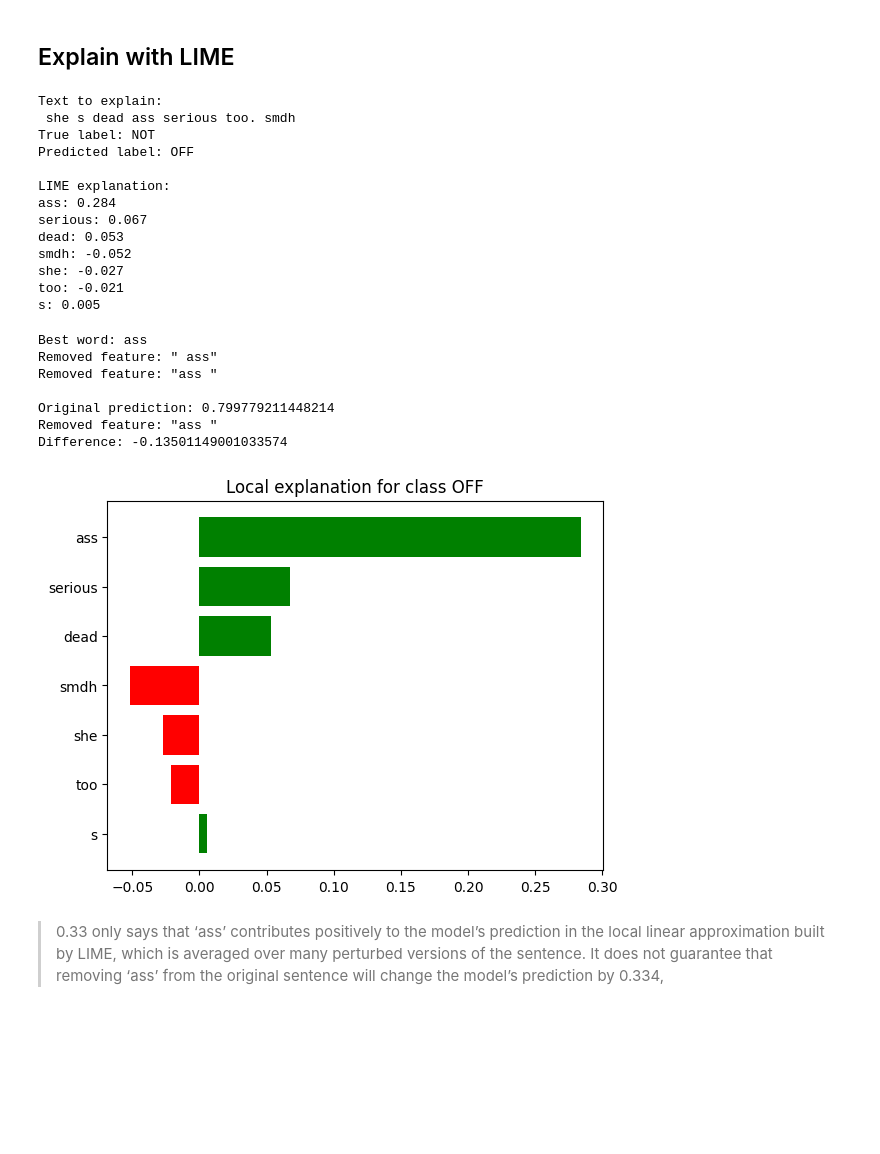
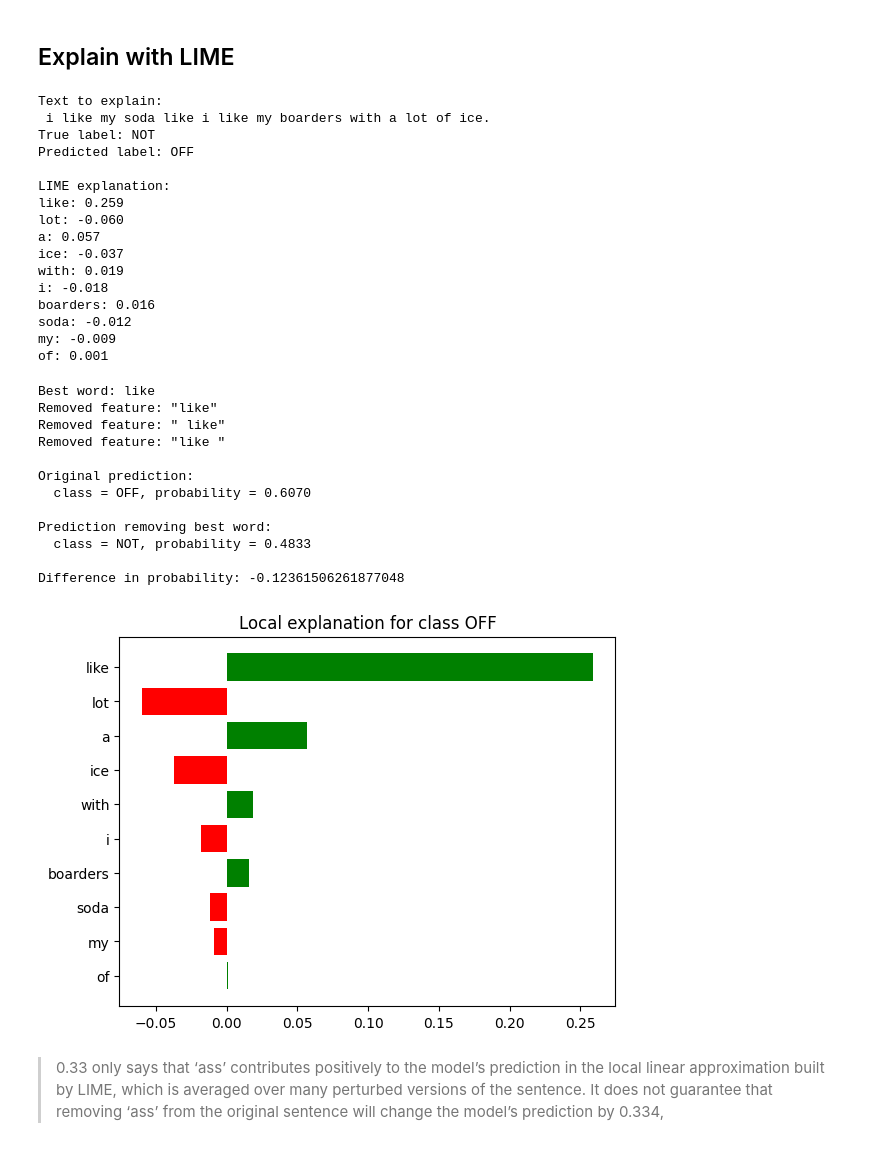
Before and after one commit to DSegoist/AI_IN_SOCIETY, a Jupyter notebook: Week_1_Assignment/Assignment/Civility in Communication.ipynb, the cells around one changed output. Drawn from its saved outputs; the diff is of its cells as text; code cells hidden in the pictures; blank space fills up the shorter version.

```diff
--- a/Week_1_Assignment/Assignment/Civility in Communication.ipynb
+++ b/Week_1_Assignment/Assignment/Civility in Communication.ipynb
@@ -151,8 +151,8 @@ def predict_proba_lime(texts):
 class_names = model.classes_
 explainer = LimeTextExplainer(class_names=class_names)
 # i = 14 like
-# i = random.choice(np.where(y_dev != y_dev_pred)[0])
-i = 1292
+i = random.choice(np.where(y_dev != y_dev_pred)[0])
+# i = 1292
 
 text_instance = x_dev.iloc[i]
 print('Text to explain:\n', text_instance)
@@ -172,53 +172,72 @@ for feature, weight in exp.as_list():
     print(f"{feature}: {weight:.3f}")
 # %% [output]
 Text to explain:
- she s dead ass serious too. smdh
+ i like my soda like i like my boarders with a lot of ice.
 True label: NOT
 Predicted label: OFF
 
 LIME explanation:
-ass: 0.284
-serious: 0.067
-dead: 0.053
-smdh: -0.052
-she: -0.027
-too: -0.021
-s: 0.005
+like: 0.259
+lot: -0.060
+a: 0.057
+ice: -0.037
+with: 0.019
+i: -0.018
+boarders: 0.016
+soda: -0.012
+my: -0.009
+of: 0.001
 # %%
 feature_weights = exp.as_list()
 feature_weights = sorted(feature_weights, key=lambda x: abs(x[1]), reverse=True)
 
 best_word = feature_weights[0][0].lower()
 print(f"Best word: {best_word}")
 
 tmp = vectorizer.transform([text_instance]).copy()
 
 variants = [
     best_word,
     f" {best_word}",
     f"{best_word} "
 ]
 
 for v in variants:
     if v in vectorizer.vocabulary_:
         print(f'Removed feature: "{v}"')
         tmp[0, vectorizer.vocabulary_[v]] = 0
 
-print('\nOriginal prediction:', model.predict_proba(vectorizer.transform([text_instance]))[0,1])
-print(f'Removed feature: "{v}"')
-print('Difference:', model.predict_proba(tmp)[0,1] - model.predict_proba(vectorizer.transform([text_instance]))[0,1])
+# ---- Predictions ----
+orig_vec = vectorizer.transform([text_instance])
+
+orig_proba = model.predict_proba(orig_vec)[0, 1]
+new_proba = model.predict_proba(tmp)[0, 1]
+
+orig_pred = model.predict(orig_vec)[0]
+new_pred = model.predict(tmp)[0]
+
+print('\nOriginal prediction:')
+print(f'  class = {orig_pred}, probability = {orig_proba:.4f}\n')
+print('Prediction removing best word:')
+print(f'  class = {new_pred}, probability = {new_proba:.4f}\n')
+print('Difference in probability:', new_proba - orig_proba)
 
 fig = exp.as_pyplot_figure()
 plt.show()
 # %% [output]
-Best word: ass
-Removed feature: " ass"
-Removed feature: "ass "
+Best word: like
+Removed feature: "like"
+Removed feature: " like"
+Removed feature: "like "
 
-Original prediction: 0.799779211448214
-Removed feature: "ass "
-Difference: -0.13501149001033574
+Original prediction:
+  class = OFF, probability = 0.6070
+
+Prediction removing best word:
+  class = NOT, probability = 0.4833
+
+Difference in probability: -0.12361506261877048
-[figure, old version]
+[figure, new version]
 # %% [markdown]
 > 0.33 only says that ‘ass’ contributes positively to the model’s prediction in the local linear approximation built by LIME, which is averaged over many perturbed versions of the sentence. It does not guarantee that removing ‘ass’ from the original sentence will change the model’s prediction by 0.334,
 # %% [markdown]
```
